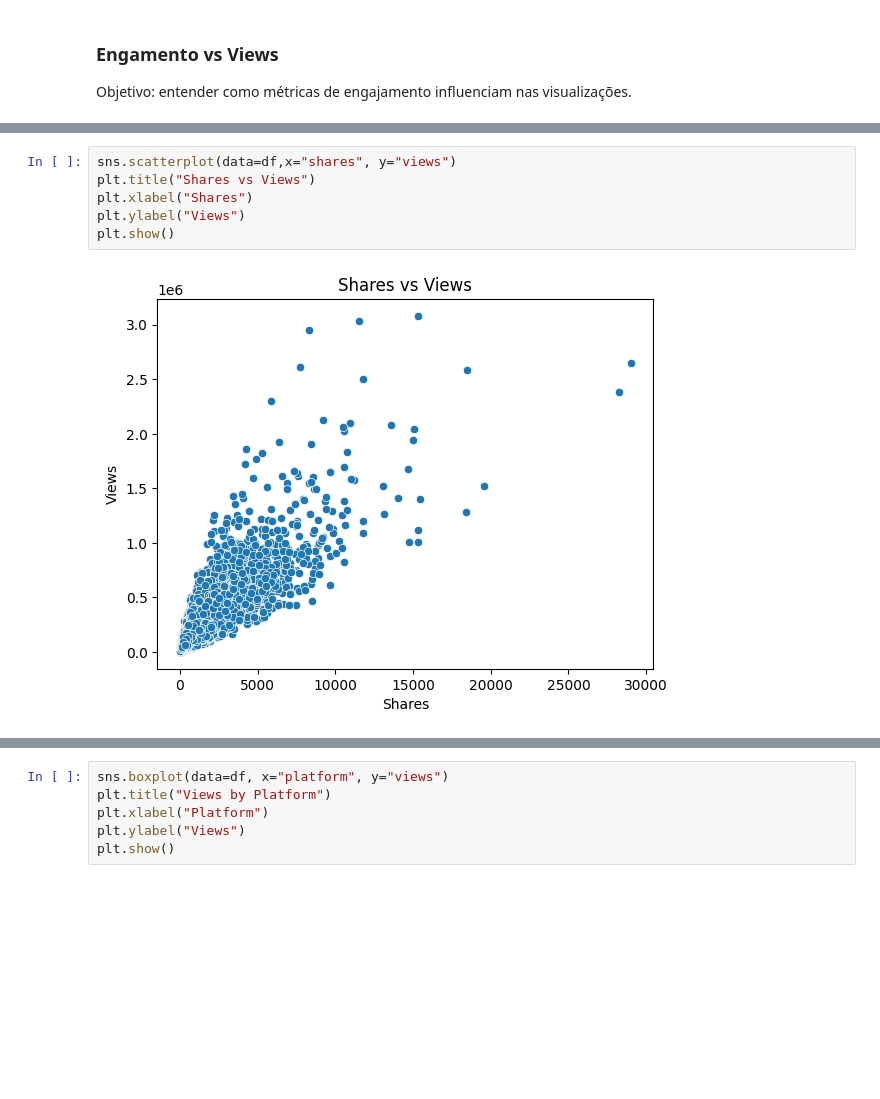
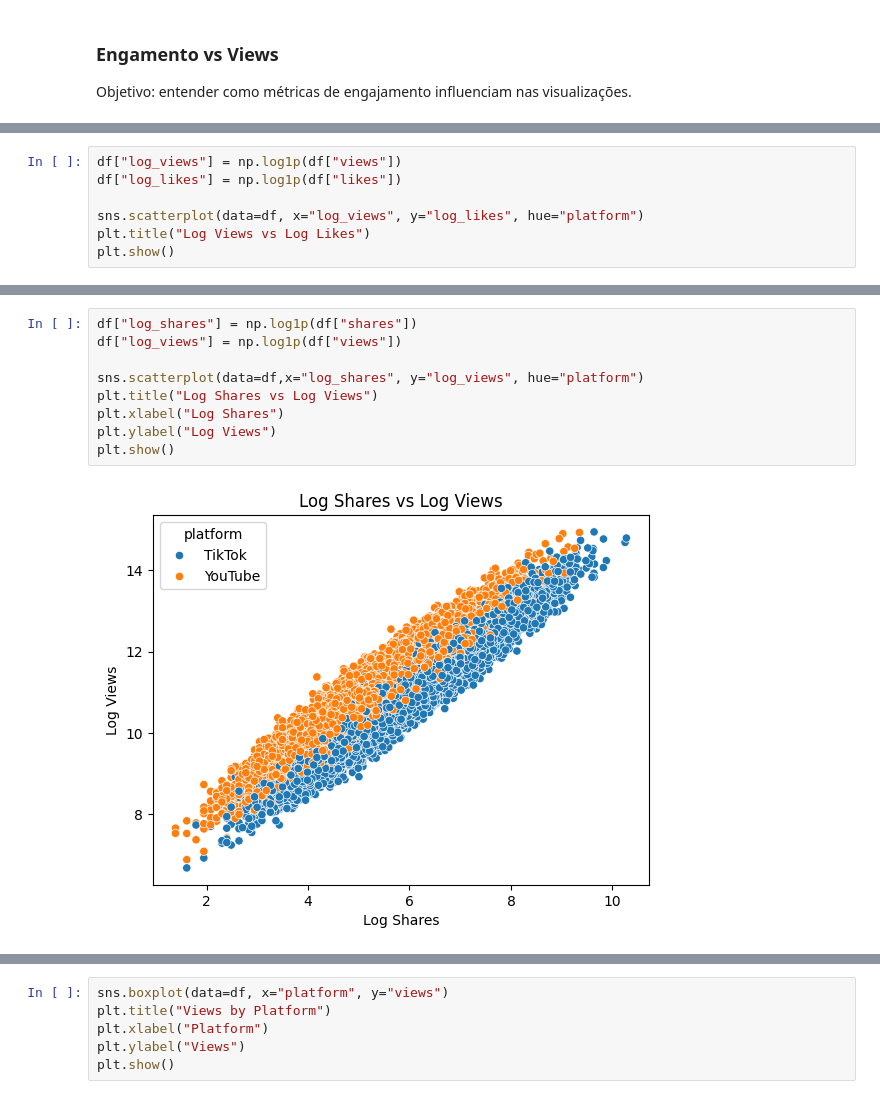
Before and after one commit to jonathasAJ/ai-content-platform, a Jupyter notebook: notebooks/01_eda.ipynb, the cells around one changed output, grey strips where cells are left out. Saved outputs shown, nothing was run; the diff lists cells and outputs as text; blank space fills up the shorter version.

```diff
--- a/notebooks/01_eda.ipynb
+++ b/notebooks/01_eda.ipynb
@@ -111,0 +122,7 @@ plt.show()
+# %%
+df["log_views"] = np.log1p(df["views"])
+df["log_likes"] = np.log1p(df["likes"])
+
+sns.scatterplot(data=df, x="log_views", y="log_likes", hue="platform")
+plt.title("Log Views vs Log Likes")
+plt.show()
@@ -112,8 +137,11 @@ plt.show()
 # %%
-sns.scatterplot(data=df,x="shares", y="views")
-plt.title("Shares vs Views")
-plt.xlabel("Shares")
-plt.ylabel("Views")
+df["log_shares"] = np.log1p(df["shares"])
+df["log_views"] = np.log1p(df["views"])
+
+sns.scatterplot(data=df,x="log_shares", y="log_views", hue="platform")
+plt.title("Log Shares vs Log Views")
+plt.xlabel("Log Shares")
+plt.ylabel("Log Views")
 plt.show()
 # %% [output]
-[figure, old version]
+[figure, new version]
```
Also changed, not shown: parts of 57 cells of this notebook.
